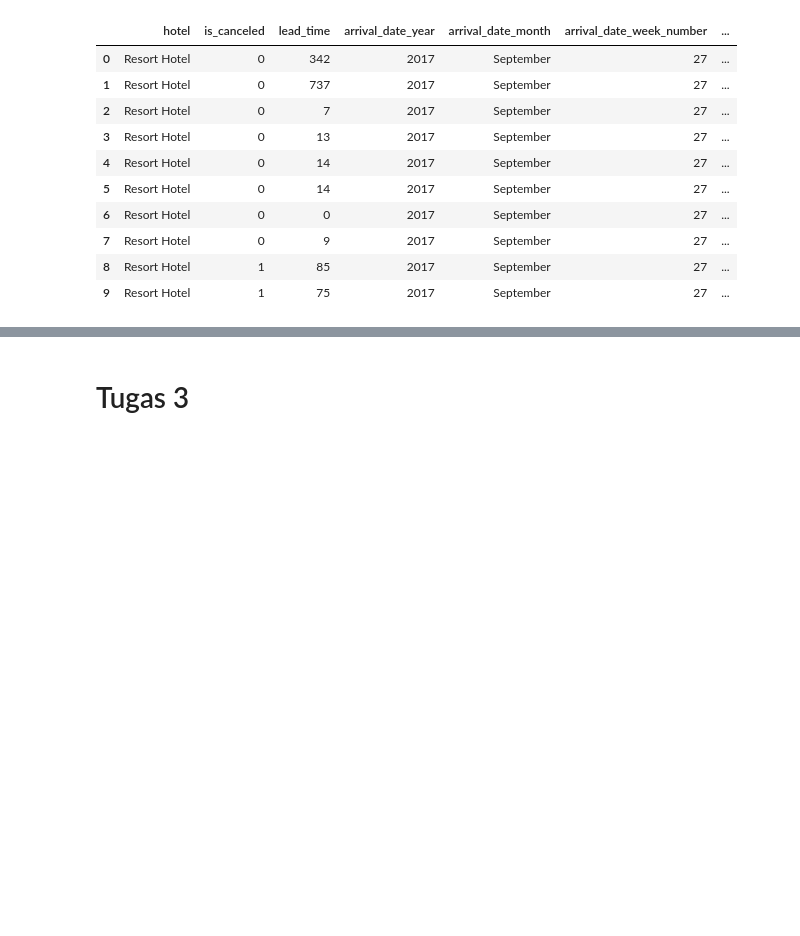
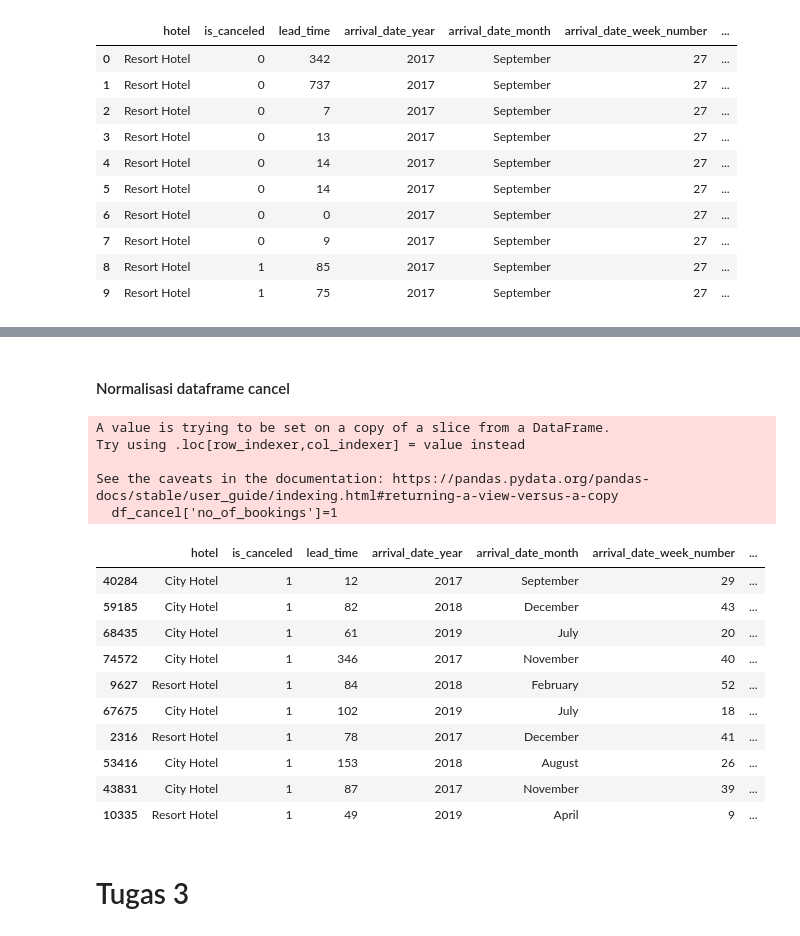
Before and after one commit to zuliusbanget/Investigate-Hotel-Business, a Jupyter notebook: Impact Analysis of Stay Duration On Hotel Bookings Cancellation Rates/Tugas 3.ipynb, the cells around one changed output, grey strips where cells are left out. Cells and saved outputs as stored; diff of their text form; code cells hidden in the pictures; blank space fills up the shorter version.

```diff
--- a/Impact Analysis of Stay Duration On Hotel Bookings Cancellation Rates/Tugas 3.ipynb
+++ b/Impact Analysis of Stay Duration On Hotel Bookings Cancellation Rates/Tugas 3.ipynb
@@ -330,3 +365,27 @@ df_no_cancel.sample(5)
+# %% [markdown]
+#### Normalisasi dataframe cancel
+# %%
+df_cancel['no_of_bookings']=1
+#df_cancel.loc[(df_cancel['arrival_date_month']== 'October')| (df_cancel['arrival_date_month']== 'September'),'no_of_bookings']/=3
+#df_cancel.loc[~((df_cancel['arrival_date_month']== 'October')| (df_cancel['arrival_date_month']== 'September')),'no_of_bookings']/=2
+df_cancel.sample(10)
+# %% [output]
+A value is trying to be set on a copy of a slice from a DataFrame.
+Try using .loc[row_indexer,col_indexer] = value instead
+
+See the caveats in the documentation: https://pandas.pydata.org/pandas-docs/stable/user_guide/indexing.html#returning-a-view-versus-a-copy
+  df_cancel['no_of_bookings']=1
+|  | hotel | is_canceled | lead_time | arrival_date_year | arrival_date_month | arrival_date_week_number | ... |
+| 40284 | City Hotel | 1 | 12 | 2017 | September | 29 | ... |
+| 59185 | City Hotel | 1 | 82 | 2018 | December | 43 | ... |
+| 68435 | City Hotel | 1 | 61 | 2019 | July | 20 | ... |
+| 74572 | City Hotel | 1 | 346 | 2017 | November | 40 | ... |
+| 9627 | Resort Hotel | 1 | 84 | 2018 | February | 52 | ... |
+| 67675 | City Hotel | 1 | 102 | 2019 | July | 18 | ... |
+| 2316 | Resort Hotel | 1 | 78 | 2017 | December | 41 | ... |
+| 53416 | City Hotel | 1 | 153 | 2018 | August | 26 | ... |
+| 43831 | City Hotel | 1 | 87 | 2017 | November | 39 | ... |
+| 10335 | Resort Hotel | 1 | 49 | 2019 | April | 9 | ... |
 # %% [markdown]
 # Tugas 3
 # %%
```
Also changed, not shown: parts of 15 cells of this notebook.
